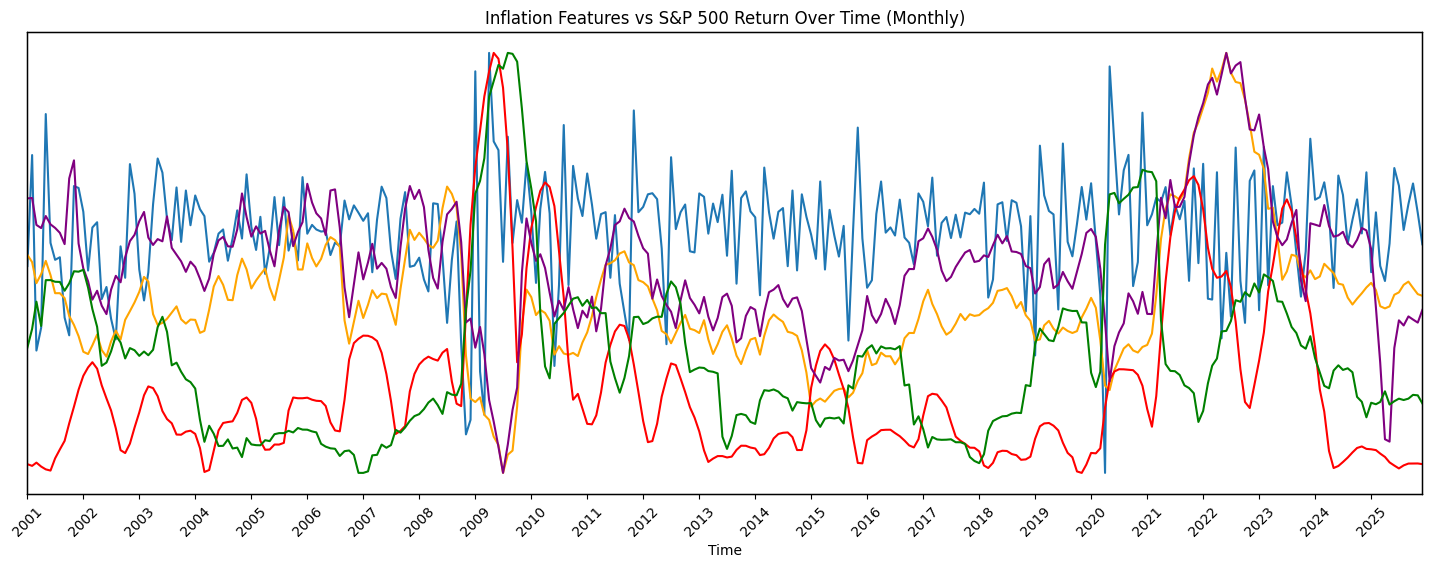
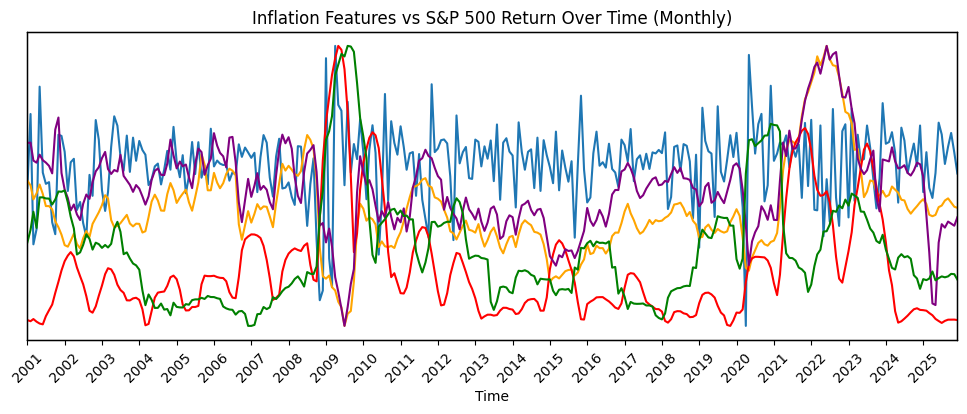
The notebook cell's code change between the first figure and the second:
--- before
+++ after
@@ -1,4 +1,4 @@
 #Time series comparing all previously mentioned components of inflation over time on a monthly basis
-plt.figure(figsize=(18,6))
+plt.figure(figsize=(12,4))
 ax1 = sns.lineplot(x=df.index, y=df.SP500_monthly_return, label = "S&P500 Return") #plots S&P500 return over time
 ax1.grid(False) #Removes grid lines

Commit: Amended formatting